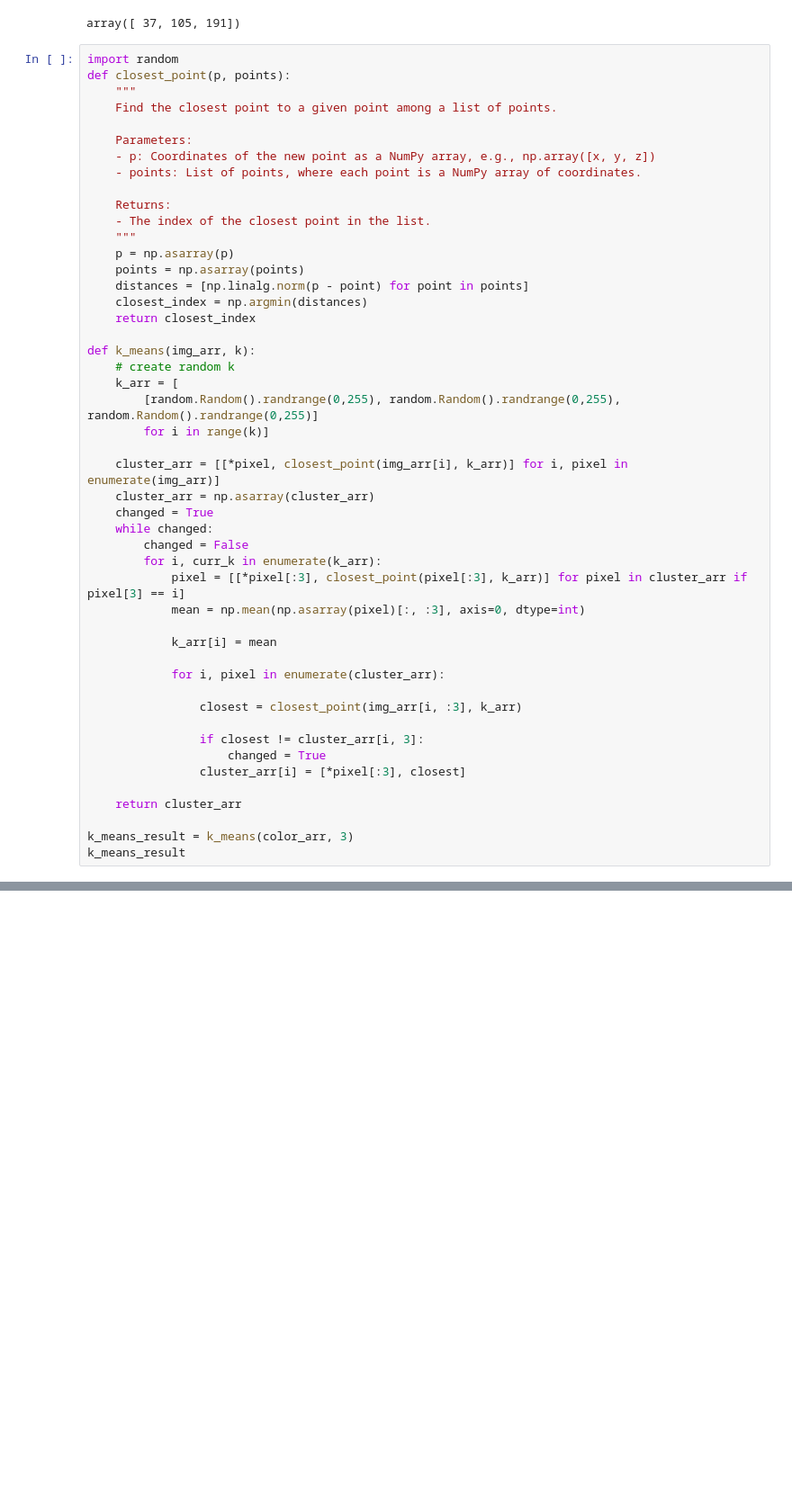
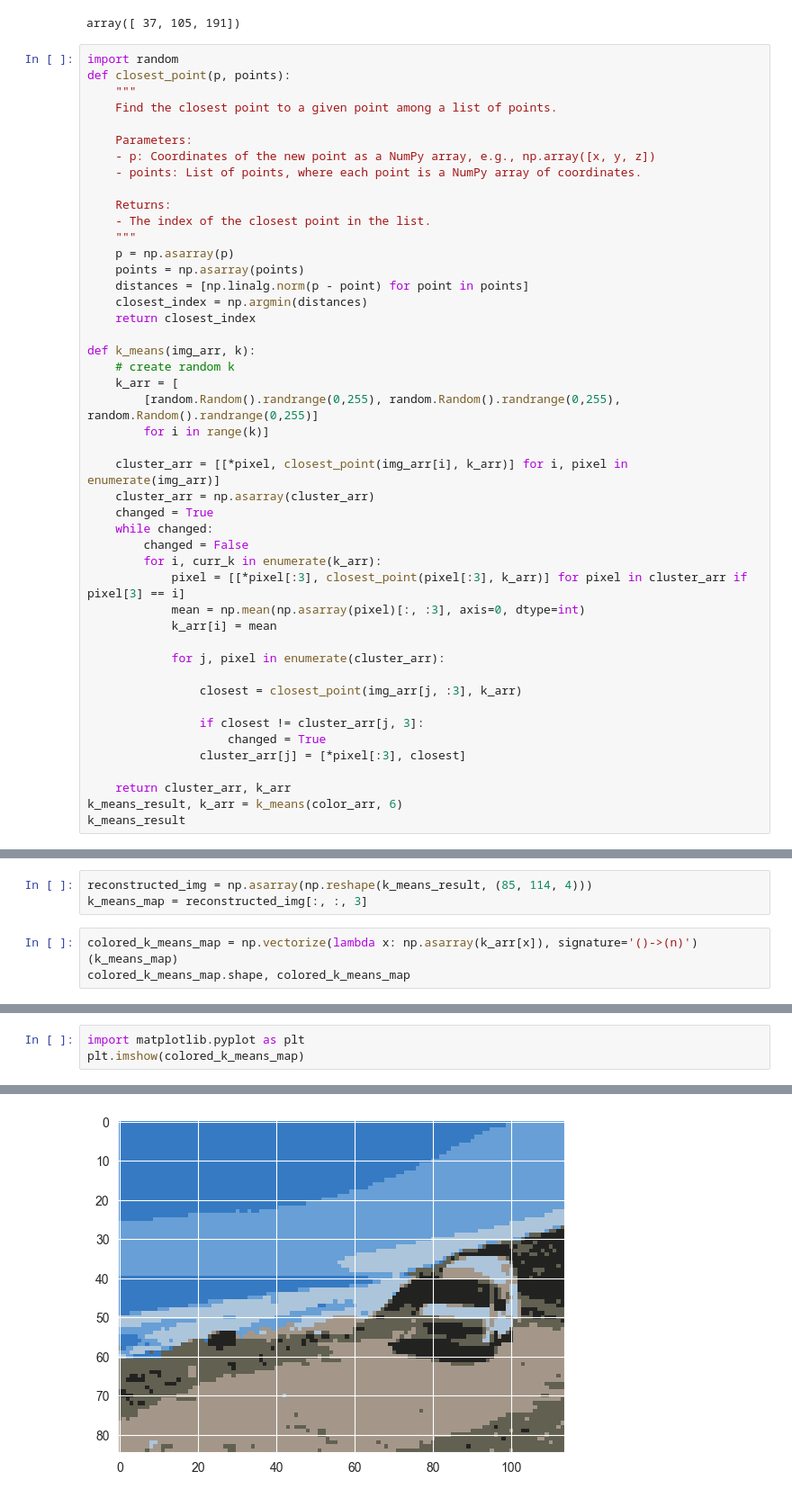
Before and after one commit to Til-Widmann/kaggle_projects, a Jupyter notebook: clustering_image_sandbox.ipynb, the cells around one changed output, grey strips where cells are left out. Shown at 90% size. Cells and saved outputs as stored; diff of their text form; blank space fills up the shorter version.

Commit message:
clustering and segmentation test

```diff
--- a/clustering_image_sandbox.ipynb
+++ b/clustering_image_sandbox.ipynb
@@ -120,19 +123,17 @@ def k_means(img_arr, k):
         for i, curr_k in enumerate(k_arr):
             pixel = [[*pixel[:3], closest_point(pixel[:3], k_arr)] for pixel in cluster_arr if pixel[3] == i]
             mean = np.mean(np.asarray(pixel)[:, :3], axis=0, dtype=int)
-
             k_arr[i] = mean
 
-            for i, pixel in enumerate(cluster_arr):
+            for j, pixel in enumerate(cluster_arr):
 
-                closest = closest_point(img_arr[i, :3], k_arr)
+                closest = closest_point(img_arr[j, :3], k_arr)
 
-                if closest != cluster_arr[i, 3]:
+                if closest != cluster_arr[j, 3]:
                     changed = True
-                cluster_arr[i] = [*pixel[:3], closest]
+                cluster_arr[j] = [*pixel[:3], closest]
 
-    return cluster_arr
-
-k_means_result = k_means(color_arr, 3)
+    return cluster_arr, k_arr
+k_means_result, k_arr = k_means(color_arr, 6)
 k_means_result
 # %% [output]
@@ -158,0 +173,6 @@ px.scatter_3d(
+# %%
+reconstructed_img = np.asarray(np.reshape(k_means_result, (85, 114, 4)))
+k_means_map = reconstructed_img[:, :, 3]
+# %%
+colored_k_means_map = np.vectorize(lambda x: np.asarray(k_arr[x]), signature='()->(n)')(k_means_map)
+colored_k_means_map.shape, colored_k_means_map
@@ -158,0 +206,4 @@ px.scatter_3d(
+# %%
+import matplotlib.pyplot as plt
+plt.imshow(colored_k_means_map)
+# %% [output]
@@ -158,0 +211 @@ px.scatter_3d(
+[figure, added]
```
Also changed, not shown: parts of 12 cells of this notebook.
